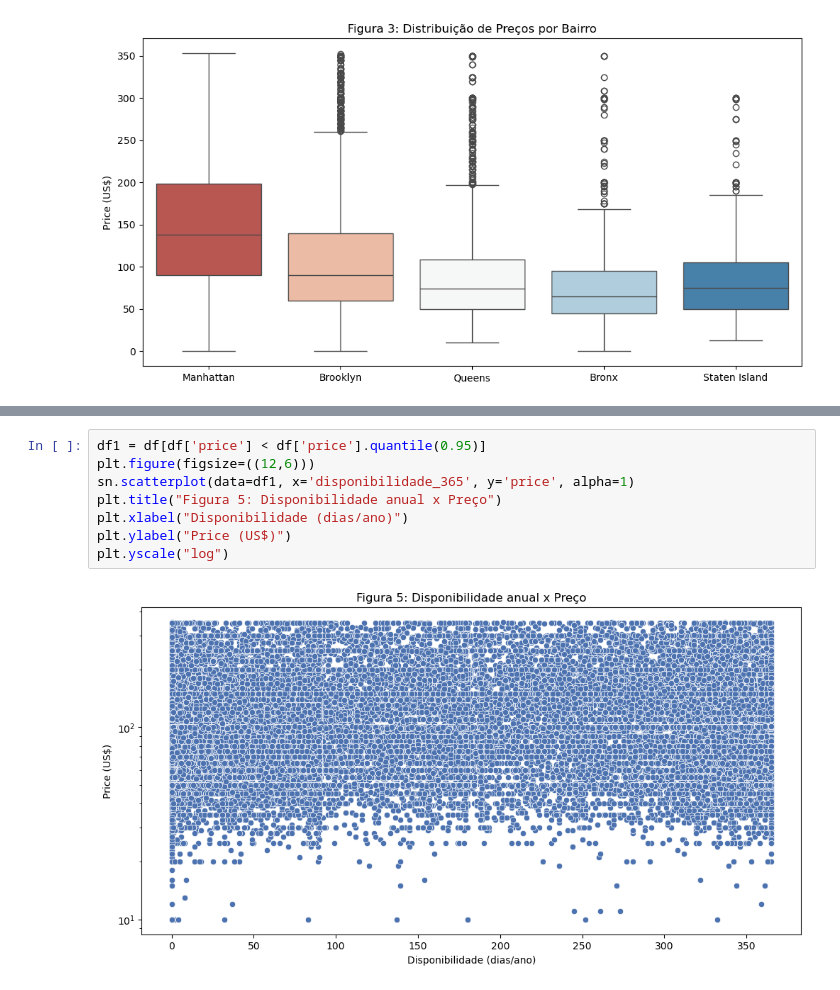
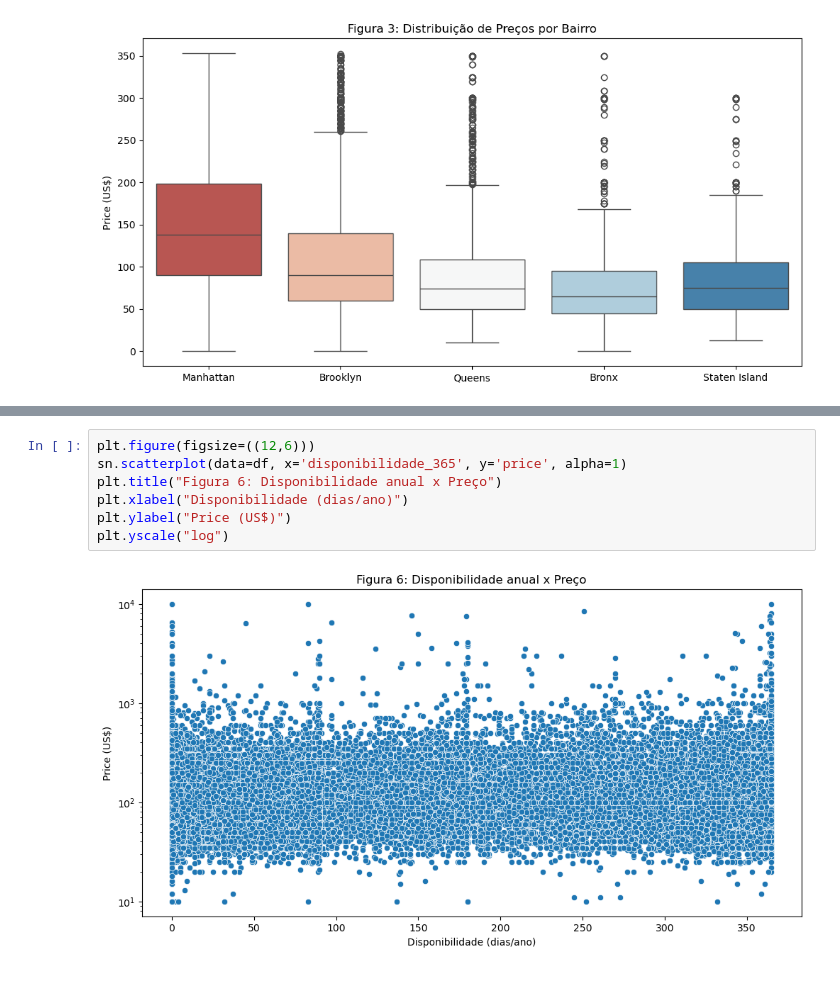
Before and after one commit to DaniloDC07/-Lighthouse-Desafio-Ci-ncia-de-Dados-2025, a Jupyter notebook: Desafio LIGHTHOUSE.ipynb, the cells around one changed output, grey strips where cells are left out. Drawn from its saved outputs; the diff is of its cells as text.

```diff
--- a/Desafio LIGHTHOUSE.ipynb
+++ b/Desafio LIGHTHOUSE.ipynb
@@ -325,13 +348,12 @@ Com isso em mente, a análise foi segmentada por tipo de imóvel e por localiza
 # %%
-df1 = df[df['price'] < df['price'].quantile(0.95)]
 plt.figure(figsize=((12,6)))
-sn.scatterplot(data=df1, x='disponibilidade_365', y='price', alpha=1)
-plt.title("Figura 5: Disponibilidade anual x Preço")
+sn.scatterplot(data=df, x='disponibilidade_365', y='price', alpha=1)
+plt.title("Figura 6: Disponibilidade anual x Preço")
 plt.xlabel("Disponibilidade (dias/ano)")
 plt.ylabel("Price (US$)")
 plt.yscale("log")
 # %% [output]
-[figure, old version]
+[figure, new version]
 # %%
 fig, ax = plt.subplots(nrows=3, figsize = (10,15))
 
```
Also changed, not shown: parts of 14 cells of this notebook.
